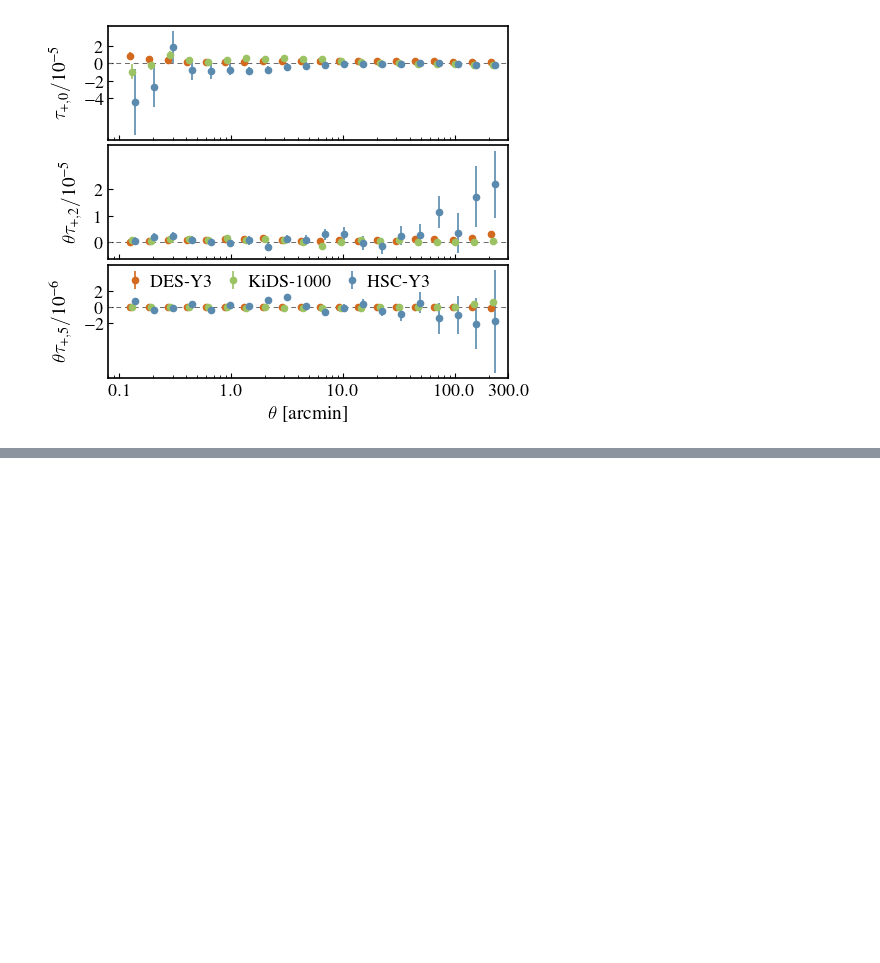
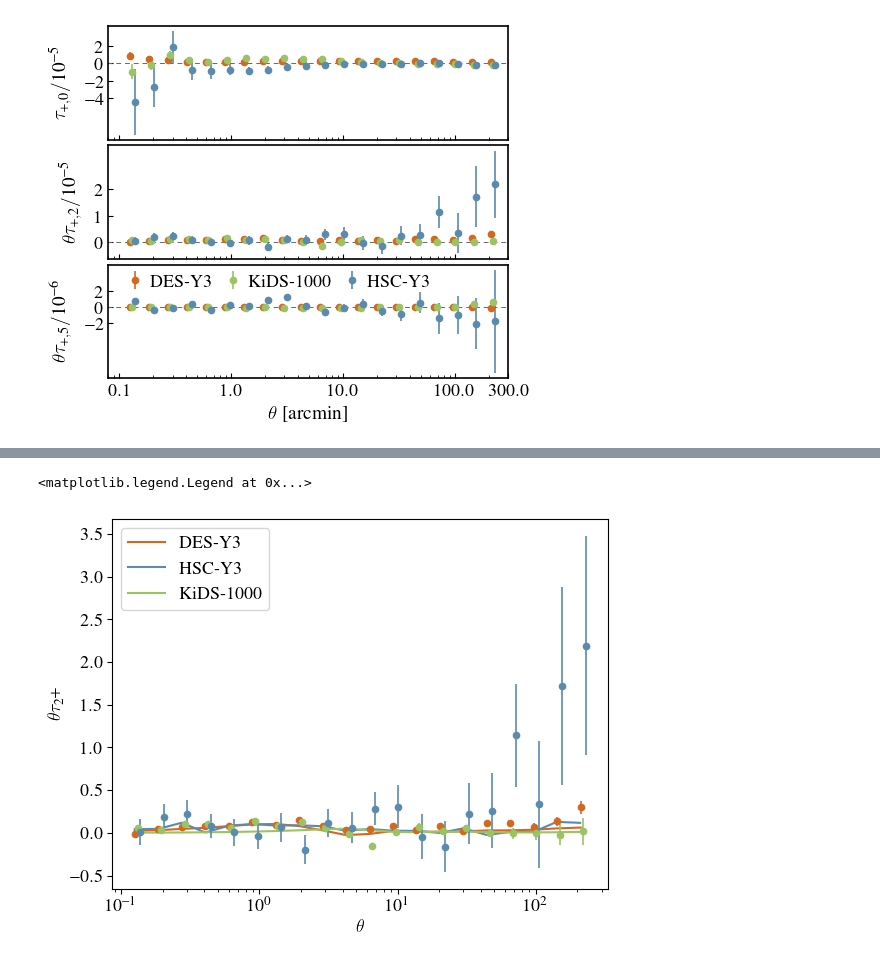
Before and after one commit to LSSTDESC/nulltests_txpipe, a Jupyter notebook: paper_plots/Fig8/TauPlot.ipynb, the cells around one changed output, grey strips where cells are left out. Cells and saved outputs as stored; diff of their text form; code cells hidden in the pictures; blank space fills up the shorter version.

```diff
--- a/paper_plots/Fig8/TauPlot.ipynb
+++ b/paper_plots/Fig8/TauPlot.ipynb
@@ -130,0 +190,16 @@ plt.savefig('taustats.pdf',dpi=200)
+# %%
+plt.plot(des['tht'],des['tht']*fits['des']['tau2']/1e-5,color=descol,label = 'DES-Y3')
+plt.plot(hsc['tht'],hsc['tht']*fits['hsc']['tau2']/1e-5,color=hsccol,label='HSC-Y3')
+plt.plot(kids['tht'],kids['tht']*fits['kids']['tau2']/1e-5,color=kidscol,label='KiDS-1000')
+plt.errorbar(10**(np.log10(des['tht'])+0.00) ,des['tht']*des['tau2']/1e-5  ,yerr=des['tht']*(np.diag(des['cov'])**0.5)[40:60]/1e-5  ,marker='o',ls='None',ms=4.5,elinewidth=1.2,color=descol)
+plt.errorbar(10**(np.log10(kids['tht'])+0.02),kids['tht']*kids['tau2']/1e-5,yerr=kids['tht']*(np.diag(kids['cov'])**0.5)[40:60]/1e-5,marker='o',ls='None',ms=4.5,elinewidth=1.2,color=kidscol)
+plt.errorbar(10**(np.log10(hsc['tht'])+0.04) ,hsc['tht']*hsc['tau2']/1e-5  ,yerr=hsc['tht']*(np.diag(hsc['cov'])**0.5)[40:60]/1e-5  ,marker='o',ls='None',ms=4.5,elinewidth=1.2,color=hsccol)
+
+plt.xscale('log')
+plt.ylabel(r'$\theta \tau_2+$')
+plt.xlabel(r'$\theta$')
+
+plt.legend(loc='upper left')
+# %% [output]
+<matplotlib.legend.Legend at 0x...>
+[figure, added]
```
Also changed, not shown: parts of 7 cells of this notebook.
